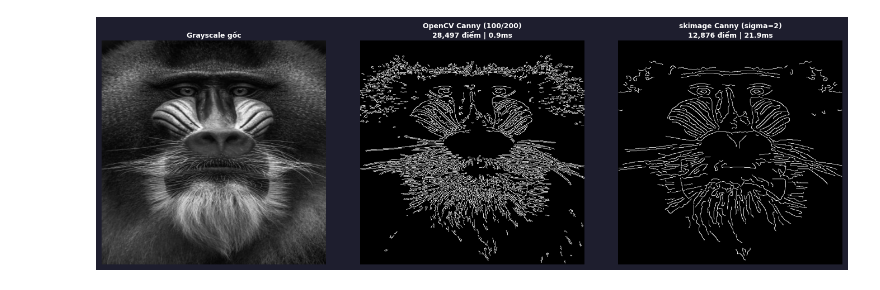
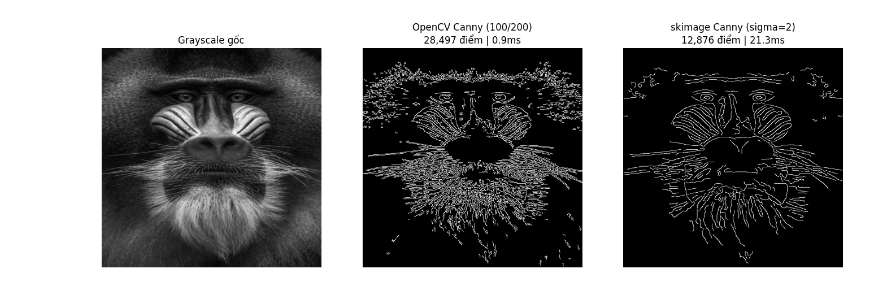
Before and after one commit to anh26092005/computer-vision, a Jupyter notebook: lab3/src/I.ipynb, the cells around one changed output. Drawn from its saved outputs; the diff is of its cells as text; code cells hidden in the pictures.

```diff
--- a/lab3/src/I.ipynb
+++ b/lab3/src/I.ipynb
@@ -1,81 +1,84 @@
 # %%
 import cv2
 import time
-import warnings
 import numpy as np
 import matplotlib.pyplot as plt
 from pathlib import Path
 from skimage.feature import canny as skimage_canny
 
-warnings.filterwarnings("ignore")
+# Đọc và chuẩn bị ảnh
+# Sử dụng đường dẫn tương đối trực tiếp
+img_bgr = cv2.imread("../input/lab_image.jpg")
+if img_bgr is None:
+    raise FileNotFoundError("Không tìm thấy ảnh tại ../input/lab_image.jpg")
 
-
-BASE_DIR = Path.cwd().parent
-INPUT_PATH = BASE_DIR / "input" / "lab_image.jpg"
-
-plt.rcParams.update({
-    "font.family": "DejaVu Sans", "axes.titlesize": 9, "axes.titleweight": "bold",
-    "figure.facecolor": "#1e1e2e", "axes.facecolor": "#1e1e2e",
-    "text.color": "white", "axes.labelcolor": "white",
-    "xtick.color": "white", "ytick.color": "white",
-})
-
-def show(ax, img, title, cmap="gray"):
-    ax.imshow(img, cmap=cmap if img.ndim == 2 else None)
-    ax.set_title(title, pad=4)
-    ax.axis("off")
-
-def timer(fn, *args, **kwargs):
-    t0 = time.perf_counter()
-    res = fn(*args, **kwargs)
-    return res, (time.perf_counter() - t0) * 1000
-
-if not INPUT_PATH.exists():
-    raise FileNotFoundError(f"Không tìm thấy ảnh tại {INPUT_PATH}")
-
-img_bgr = cv2.resize(cv2.imread(str(INPUT_PATH)), (512, 512), interpolation=cv2.INTER_AREA)
+img_bgr = cv2.resize(img_bgr, (512, 512), interpolation=cv2.INTER_AREA)
 img_gray = cv2.cvtColor(img_bgr, cv2.COLOR_BGR2GRAY)
 gray_f = img_gray.astype(np.float64) / 255.0
 
-
 # 1.  - So sánh các ngưỡng
-
 fig1, axes1 = plt.subplots(1, 3, figsize=(14, 4.5))
 
 for ax, (lo, hi, lbl) in zip(axes1, [(50, 150, "Low (50/150)"),
                                      (100, 200, "Medium (100/200)"),
                                      (150, 250, "High (150/250)")]):
-    edge, t = timer(cv2.Canny, img_gray, lo, hi)
+    # Tính thời gian trực tiếp
+    t0 = time.perf_counter()
+    edge = cv2.Canny(img_gray, lo, hi)
+    t = (time.perf_counter() - t0) * 1000
+
     pts = int(np.sum(edge > 0))
-    show(ax, edge, f"{lbl}\n{pts:,} điểm | {t:.1f}ms")
+    ax.imshow(edge, cmap='gray')
+    ax.set_title(f"{lbl}\n{pts:,} điểm | {t:.1f}ms", pad=4)
+    ax.axis("off")
 
 plt.tight_layout()
 plt.show()
 
-
 # 2. So giữa sigma 1,2,3
-
 fig2, axes2 = plt.subplots(1, 3, figsize=(14, 4.5))
 
 for ax, sigma in zip(axes2, [1, 2, 3]):
-    edge, t = timer(skimage_canny, gray_f, sigma=sigma)
+    # Tính thời gian trực tiếp
+    t0 = time.perf_counter()
+    edge = skimage_canny(gray_f, sigma=sigma)
+    t = (time.perf_counter() - t0) * 1000
+    # tính các điểm cạnh để so sánh với những ảnh khác
     pts = int(np.sum(edge))
-    show(ax, edge.astype(np.uint8) * 255, f"sigma={sigma}\n{pts:,} điểm | {t:.1f}ms")
+    ax.imshow(edge.astype(np.uint8) * 255, cmap='gray')
+    ax.set_title(f"sigma={sigma}\n{pts:,} điểm | {t:.1f}ms", pad=4)
+    ax.axis("off")
 
 plt.tight_layout()
 plt.show()
 
-
 # 3. SO SÁNH giữa medium canny với sigma2
-
 fig3, axes3 = plt.subplots(1, 3, figsize=(14, 4.5))
 
-e_cv2, t1 = timer(cv2.Canny, img_gray, 100, 200)
-e_ski, t2 = timer(skimage_canny, gray_f, sigma=2)
+# Đo thời gian thực thi của OpenCV Canny
+t0 = time.perf_counter()
+e_cv2 = cv2.Canny(img_gray, 100, 200)
+t1 = (time.perf_counter() - t0) * 1000
 
-show(axes3[0], img_gray, "Grayscale gốc")
-show(axes3[1], e_cv2, f"OpenCV Canny (100/200)\n{int(np.sum(e_cv2 > 0)):,} điểm | {t1:.1f}ms")
-show(axes3[2], e_ski.astype(np.uint8) * 255, f"skimage Canny (sigma=2)\n{int(np.sum(e_ski)):,} điểm | {t2:.1f}ms")
+# Đo skimage Canny
+t0 = time.perf_counter()
+e_ski = skimage_canny(gray_f, sigma=2)
+t2 = (time.perf_counter() - t0) * 1000
+
+# Hiển thị ảnh gốc
+axes3[0].imshow(img_gray, cmap='gray')
+axes3[0].set_title("Grayscale gốc")
+axes3[0].axis("off")
+
+# Hiển thị OpenCV
+axes3[1].imshow(e_cv2, cmap='gray')
+axes3[1].set_title(f"OpenCV Canny (100/200)\n{int(np.sum(e_cv2 > 0)):,} điểm | {t1:.1f}ms")
+axes3[1].axis("off")
+
+# Hiển thị skimage
+axes3[2].imshow(e_ski.astype(np.uint8) * 255, cmap='gray')
+axes3[2].set_title(f"skimage Canny (sigma=2)\n{int(np.sum(e_ski)):,} điểm | {t2:.1f}ms")
+axes3[2].axis("off")
 
 plt.tight_layout()
 plt.show()
@@ -85 +88 @@ plt.show()
-[figure, old version]
+[figure, new version]
```
Also changed, not shown: parts of 1 cell of this notebook, 4 other files.
